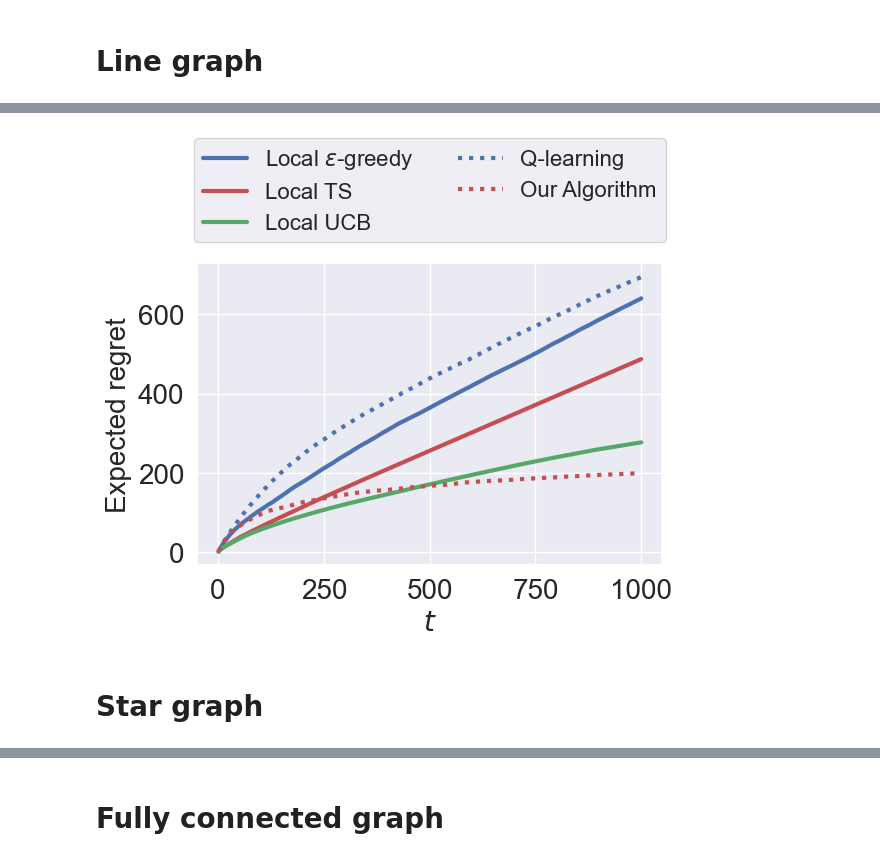
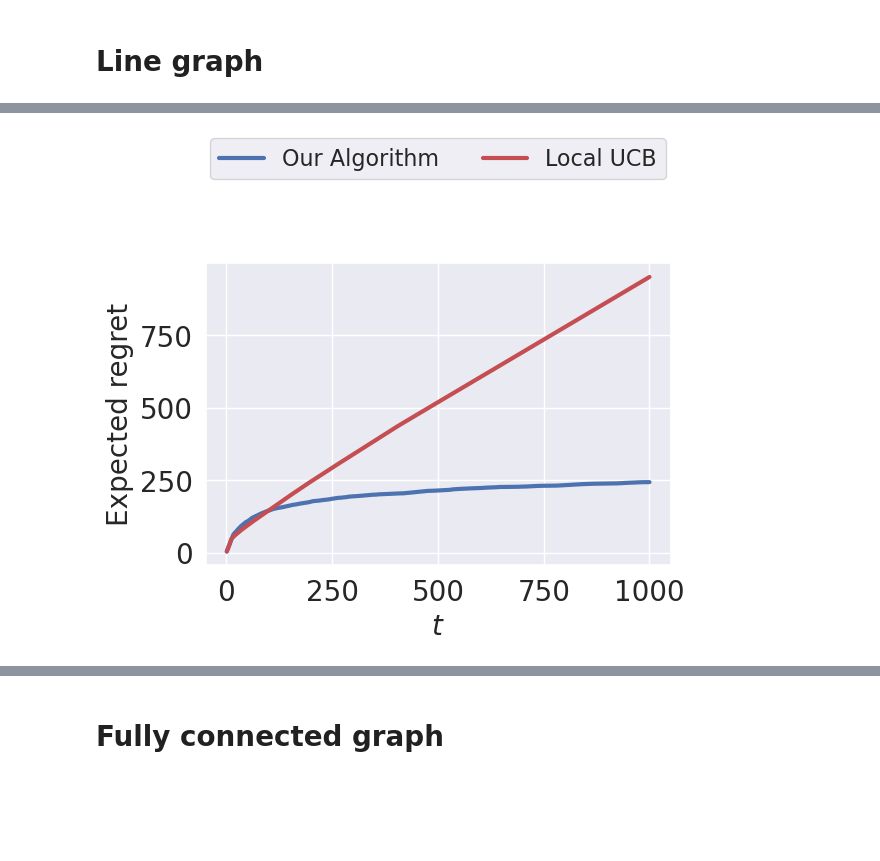
Before and after one commit to kasperjo/Graph-Bandit, a Jupyter notebook: main2.ipynb, the cells around one changed output, grey strips where cells are left out. Drawn from its saved outputs; the diff is of its cells as text; code cells hidden in the pictures; blank space fills up the shorter version.

```diff
--- a/main2.ipynb
+++ b/main2.ipynb
@@ -216,0 +215,5 @@ draw_graph(G)
+# %%
+np.random.seed(SEED)
+n_nodes = 10
+G = return_graph('line', n_nodes)
+draw_graph(G)
@@ -217,22 +222,17 @@ draw_graph(G)
 # %%
 # means = np.random.normal(size=(n_samples,n_nodes))
 np.random.seed(SEED)
-means = np.random.uniform(low=0.5,high=5.5,size=(n_samples,n_nodes))
+means = np.random.uniform(low=0.5,high=10.5,size=(n_samples,n_nodes))
 stdevs = np.ones((n_samples,n_nodes))
-
-# Train benchmark agents
-circle_regrets, circle_envs = testLearning(episodes=episodes, T=T, n_samples=n_samples, epsilon=epsilon,\
-                          epsilon_discount=epsilon_discount,\
-                          algorithms=algorithms, G=G, means=means, stdevs=stdevs, mean_magnitude=mu_size,\
-                          stdev_magnitude=sigma_size, update_multiple_qs=True,init_nodes = {alg:init_node for alg in algorithms})
 # %%
-# Our Algorithm
-circle_regrets['Our Algorithm']=train_doubling_agent(n_samples,T,G,means, stdevs,init_node)
+line_regrets = {}
+
+line_regrets['Our Algorithm'] = train_agent(n_samples,T,G,means, stdevs,init_node,doubling_agent)
+
+line_regrets['UCB'] = train_agent(n_samples,T,G,means, stdevs,init_node,local_ucb_agent)
 # %%
 plt.figure(dpi=100)
 
-plotRegrets([circle_regrets], titles=[''])
+plotRegrets([line_regrets], titles=['Line Graph'])
 # %% [output]
-[figure, old version]
+[figure, new version]
-# %% [markdown]
-# Star graph
```
Also changed, not shown: parts of 34 cells of this notebook, 2 other files.
